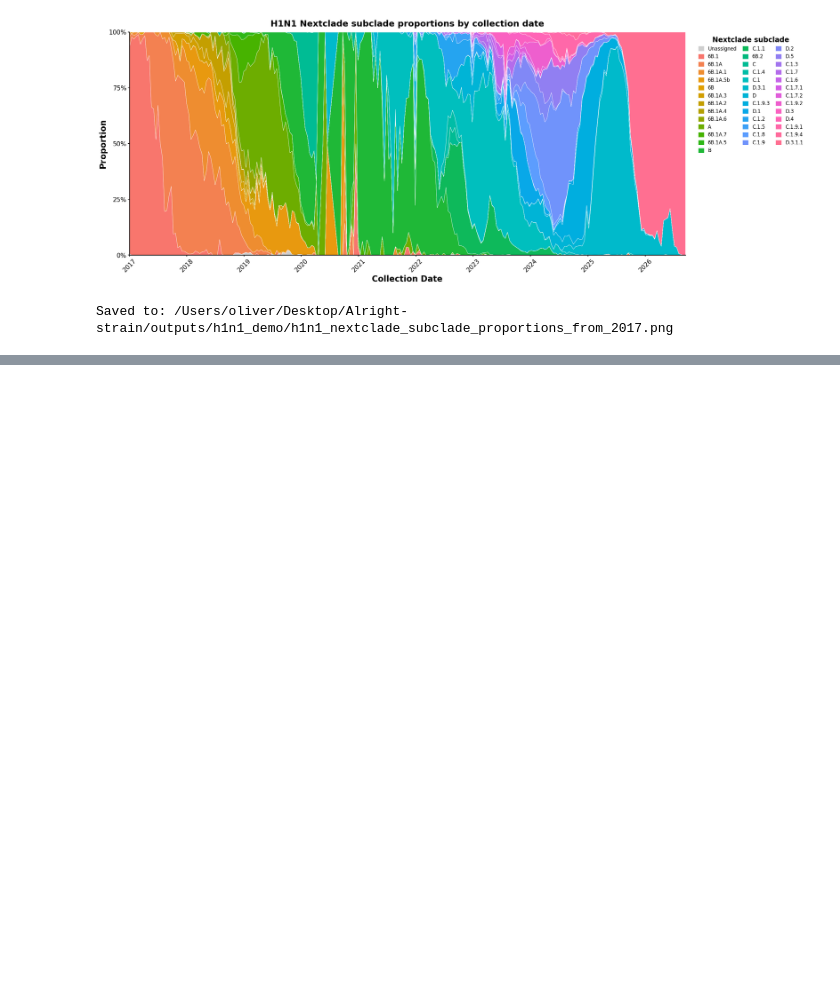
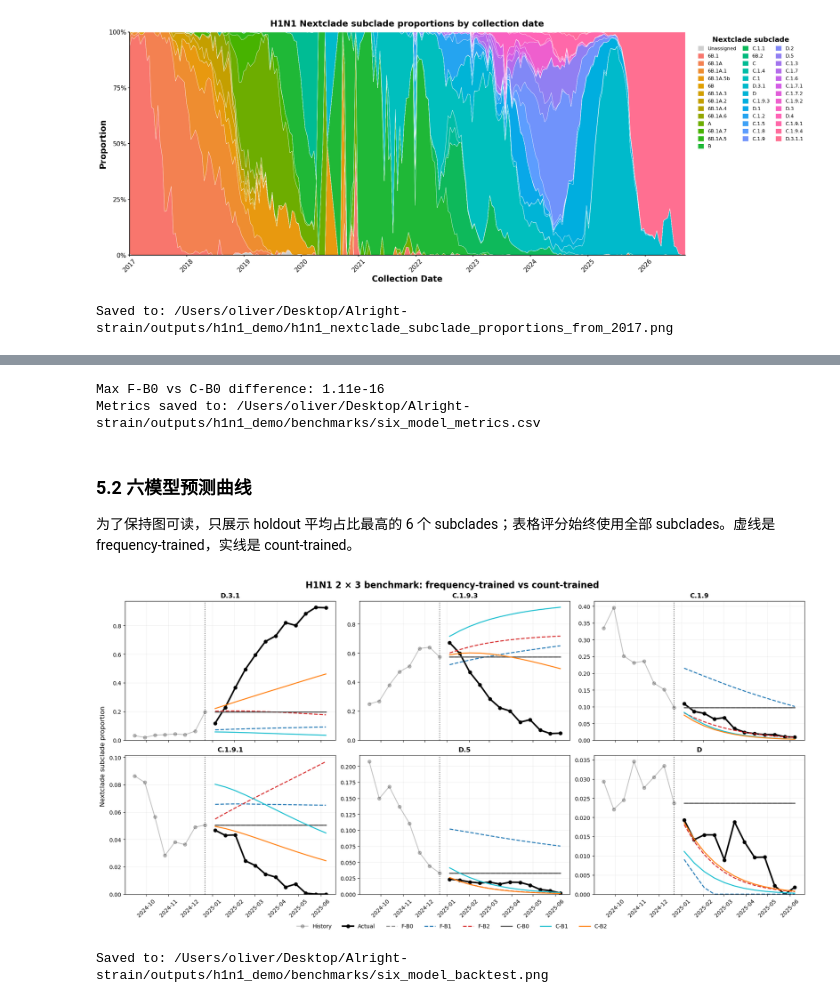
Before and after one commit to Chengxugorilla/Alright-strain, a Jupyter notebook: src/h1n1_subclade_processing.ipynb, the cells around one changed output, grey strips where cells are left out. Cells and saved outputs as stored; diff of their text form; code cells hidden in the pictures; blank space fills up the shorter version.

```diff
--- a/src/h1n1_subclade_processing.ipynb
+++ b/src/h1n1_subclade_processing.ipynb
@@ -233,0 +221,55 @@ print(f'Saved to: {benchmark_figure_path}')
+# %%
+metrics_path = BENCHMARK_OUTPUT_DIR / 'six_model_metrics.csv'
+six_model_metrics.to_csv(metrics_path)
+benchmark_actual_counts.to_csv(BENCHMARK_OUTPUT_DIR / 'actual_holdout_counts.csv')
+benchmark_actual_frequency.to_csv(BENCHMARK_OUTPUT_DIR / 'actual_holdout_frequency.csv')
+for model_name, prediction in six_frequency_predictions.items():
+    prediction.to_csv(BENCHMARK_OUTPUT_DIR / f'{model_name.lower()}_frequency_predictions.csv')
+for model_name, prediction in count_model_predictions.items():
+    prediction.to_csv(BENCHMARK_OUTPUT_DIR / f'{model_name.lower()}_expected_counts.csv')
+
+b0_pipeline_difference = (
+    six_frequency_predictions['F-B0'] - six_frequency_predictions['C-B0']
+).abs().to_numpy().max()
+print(f'Max F-B0 vs C-B0 difference: {b0_pipeline_difference:.3g}')
+print(f'Metrics saved to: {metrics_path}')
+# %% [output]
+Max F-B0 vs C-B0 difference: 1.11e-16
+Metrics saved to: /Users/oliver/Desktop/Alright-strain/outputs/h1n1_demo/benchmarks/six_model_metrics.csv
+# %% [markdown]
+### 5.2 六模型预测曲线
+
+为了保持图可读，只展示 holdout 平均占比最高的 6 个 subclades；表格评分始终使用全部 subclades。虚线是 frequency-trained，实线是 count-trained。
+# %%
+top_branches = benchmark_actual_frequency.mean().nlargest(6).index.tolist()
+history_for_plot = proportions.loc[:effective_cutoff].tail(8)
+model_styles = {
+    'F-B0': ('#8c8c8c', '--'), 'F-B1': ('#1f77b4', '--'), 'F-B2': ('#d62728', '--'),
+    'C-B0': ('#4d4d4d', '-'),  'C-B1': ('#17becf', '-'),  'C-B2': ('#ff7f0e', '-'),
+}
+figure, axes = plt.subplots(2, 3, figsize=(18, 9), sharex=True, constrained_layout=True)
+
+for axis, branch in zip(axes.flat, top_branches):
+    axis.plot(history_for_plot.index, history_for_plot[branch], color='black', alpha=0.25, marker='o', label='History')
+    axis.plot(benchmark_actual_frequency.index, benchmark_actual_frequency[branch], color='black', linewidth=2.8, marker='o', label='Actual')
+    for model_name, prediction in six_frequency_predictions.items():
+        color, linestyle = model_styles[model_name]
+        axis.plot(prediction.index, prediction[branch], color=color, linestyle=linestyle, linewidth=1.8, label=model_name)
+    axis.axvline(effective_cutoff, color='black', linestyle=':', alpha=0.6)
+    axis.set_title(branch, fontweight='bold')
+    axis.set_ylim(bottom=0)
+    axis.grid(alpha=0.2)
+    axis.tick_params(axis='x', rotation=45)
+
+handles, labels = axes.flat[0].get_legend_handles_labels()
+figure.legend(handles, labels, loc='outside lower center', ncol=8, frameon=False)
+figure.suptitle('H1N1 2 × 3 benchmark: frequency-trained vs count-trained', fontweight='bold', fontsize=16)
+figure.supylabel('Nextclade subclade proportion')
+benchmark_figure_path = BENCHMARK_OUTPUT_DIR / 'six_model_backtest.png'
+figure.savefig(benchmark_figure_path, dpi=180, bbox_inches='tight', facecolor='white')
+display(figure)
+plt.close(figure)
+print(f'Saved to: {benchmark_figure_path}')
+# %% [output]
+[figure, added]
+Saved to: /Users/oliver/Desktop/Alright-strain/outputs/h1n1_demo/benchmarks/six_model_backtest.png
```
Also changed, not shown: parts of 21 cells of this notebook, 3 other files.
